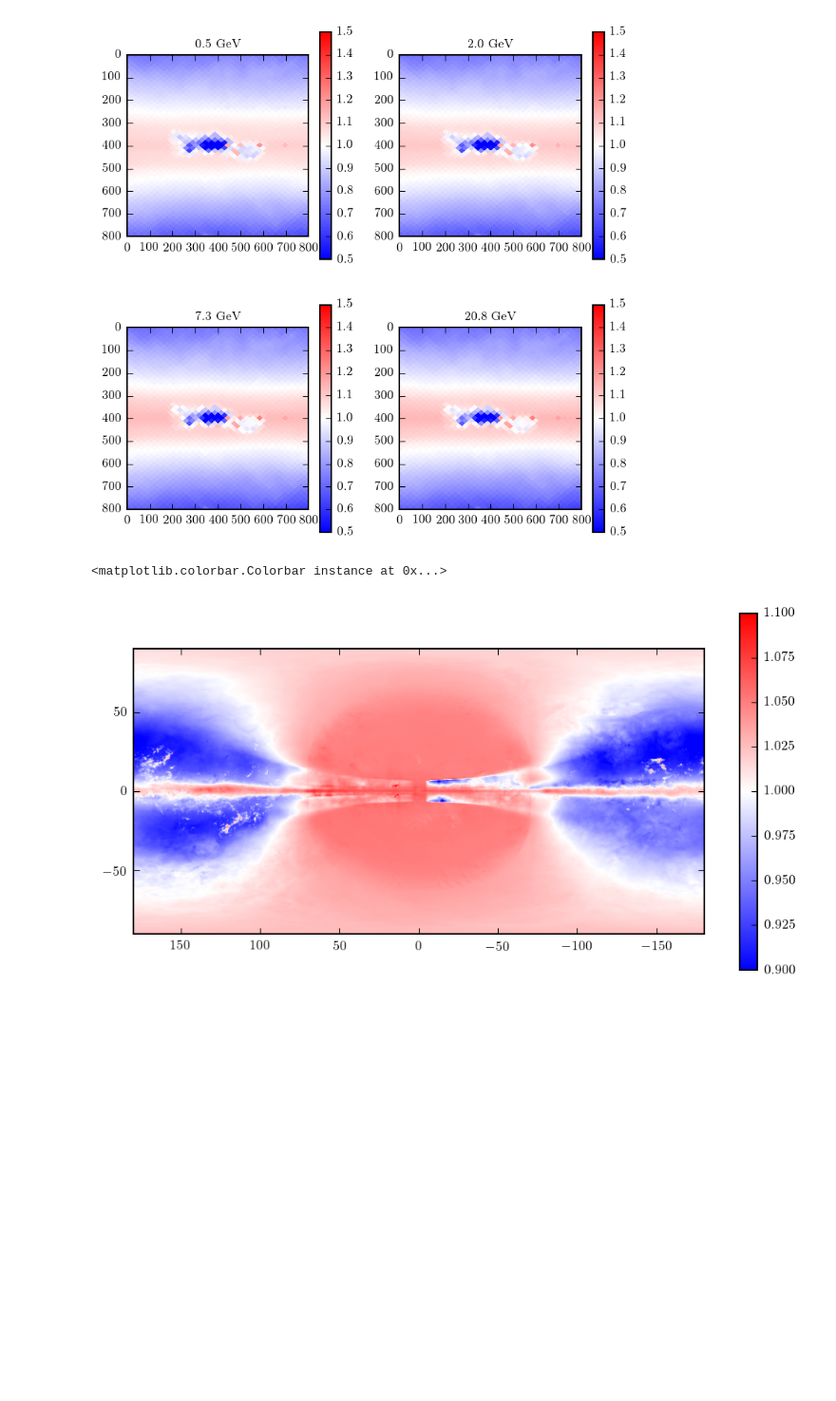
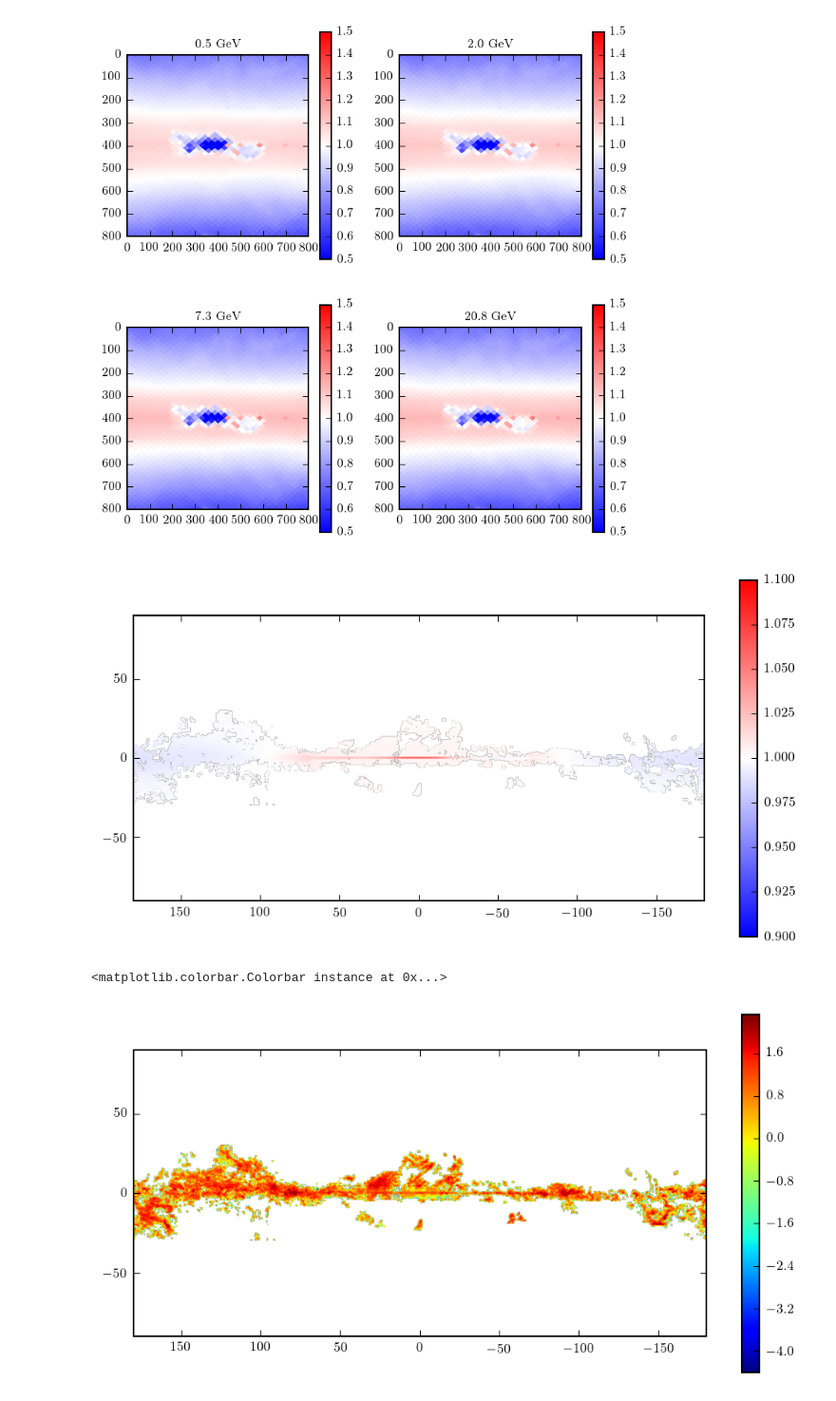
Before and after one commit to erccarls/GammaLike_dev, a Jupyter notebook: Healpix Compare .ipynb, the cells around one changed output. Shown at 95% size. Drawn from its saved outputs; the diff is of its cells as text; code cells hidden in the pictures; blank space fills up the shorter version.

```diff
--- a/Healpix Compare .ipynb
+++ b/Healpix Compare .ipynb
@@ -60,19 +60,32 @@ plt.clf()
 <matplotlib.figure.Figure at 0x...>
 [figure]
 # %%
-d1 = np.roll(pyfits.open('/data/galprop2/output/pion_decay_mapcube_54_base_no_secondary.gz')[0].data, 360, axis=2)[10]
-d2 = np.roll(pyfits.open('/data/galprop2/output/pion_decay_mapcube_54_NSPEB_no_secondary.gz')[0].data, 360, axis=2)[10]
-d1 /= np.median(d1)
-d2 /= np.median(d2)
+#d1 = np.roll(pyfits.open('/data/galprop2/output/pion_decay_mapcube_54_base_no_secondary.gz')[0].data, 360, axis=2)[10]
+#d2 = np.roll(pyfits.open('/data/galprop2/output/pion_decay_mapcube_54_NSPEB_no_secondary.gz')[0].data, 360, axis=2)[10]
+
+d1 = np.roll(pyfits.open('/data/galprop2/output/pion_decay_H2R_mapcube_comp_12_54_base_no_secondary.gz')[0].data, 360, axis=2)[10]
+d2 = np.roll(pyfits.open('/data/galprop2/output/pion_decay_H2R_mapcube_comp_12_54_NSPEB_no_secondary.gz')[0].data, 360, axis=2)[10]
+
+d1 /= np.mean(d1)
+d2 /= np.mean(d2)
 #plt.imshow(np.log(d1))
 #plt.show()
 #plt.imshow(np.log(d2))
 #plt.show()
 plt.figure(figsize=(8,4))
-plt.imshow(d2/d1, cmap='bwr', vmin=0.9, vmax=1.1, extent=[-180,180,-90,90])
+plt.imshow(d2/d1, cmap='bwr', vmin=0.90, vmax=1.1, extent=[-180,180,-90,90], origin='lower')
+#plt.imshow(np.log10(d1), cmap='jet', extent=[-180,180,-90,90], origin='lower')
 plt.xlim(180,-180)
 plt.ylim(-90,90)
 plt.colorbar()
+
+plt.show()
+plt.figure(figsize=(8,4))
+plt.imshow(np.log10(d2), cmap='jet', extent=[-180,180,-90,90], origin='lower')
+plt.xlim(180,-180)
+plt.ylim(-90,90)
+plt.colorbar()
 # %% [output]
+[figure, new version]
 <matplotlib.colorbar.Colorbar instance at 0x...>
-[figure, old version]
+[figure, added]
```
Also changed, not shown: parts of 2 cells of this notebook, 11 other files.
